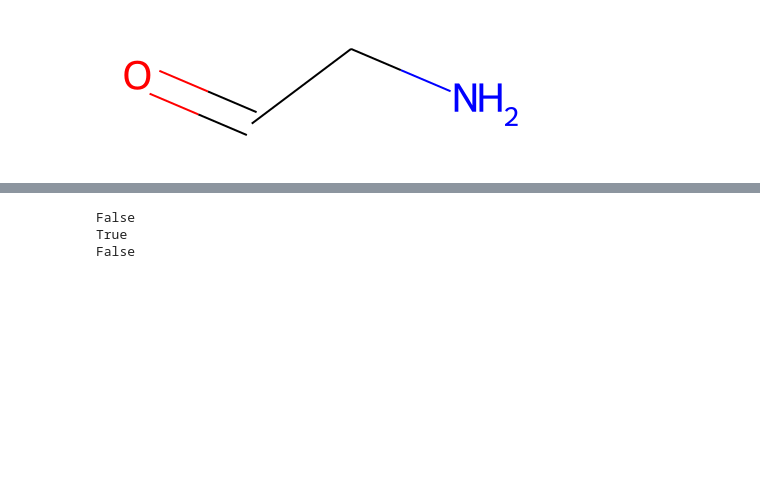
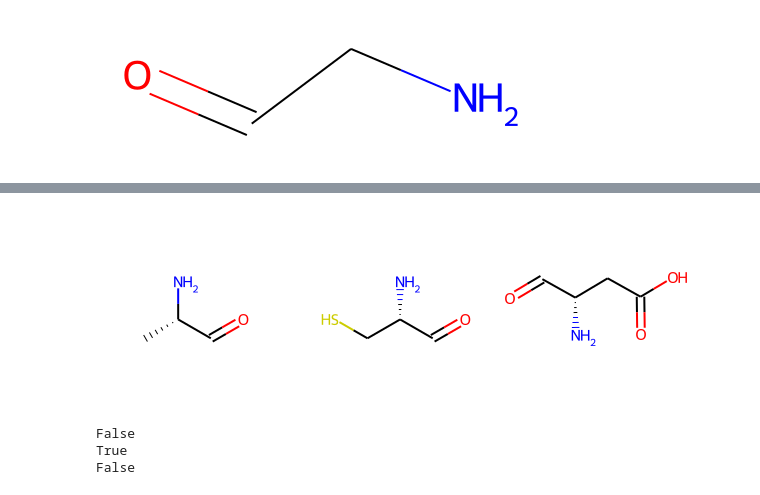
Before and after one commit to emveyu/Python-101-license, a Jupyter notebook: RDkits.ipynb, the cells around one changed output, grey strips where cells are left out. Drawn from its saved outputs; the diff is of its cells as text; code cells hidden in the pictures; blank space fills up the shorter version.

```diff
--- a/RDkits.ipynb
+++ b/RDkits.ipynb
@@ -33,12 +34,12 @@ mol
 # %% [output]
 [figure]
 # %%
-# Draw images
+# Draw more mols
 aals = [aaSMILES[0],aaSMILES[1],aaSMILES[2]]
 aals_str = []
 for aa in aals:
     aa_str = Chem.MolFromSmiles(aa)
     aals_str.append(aa_str)
-img = Draw.MolsToGridImage(aals_str, molsPerRow=3)
+img = Chem.Draw.MolsToGridImage(aals_str, molsPerRow=3)
 img
 # %% [output]
@@ -46 +46,2 @@ img
+[figure, added]
 # %%
```
Also changed, not shown: parts of 5 cells of this notebook, 5 other files.
